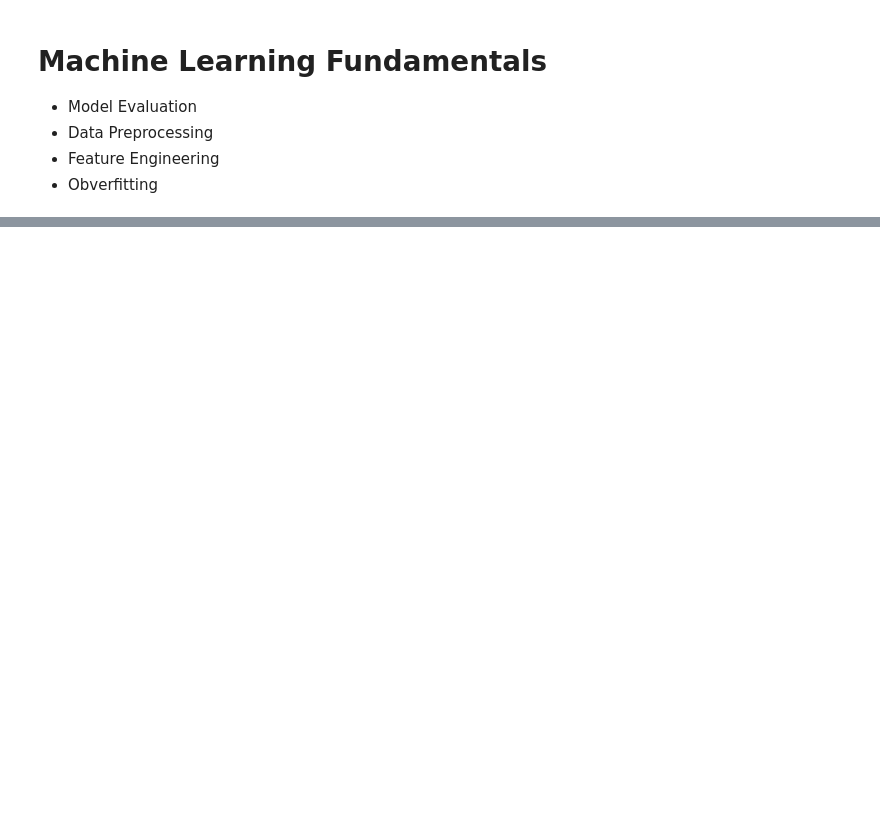
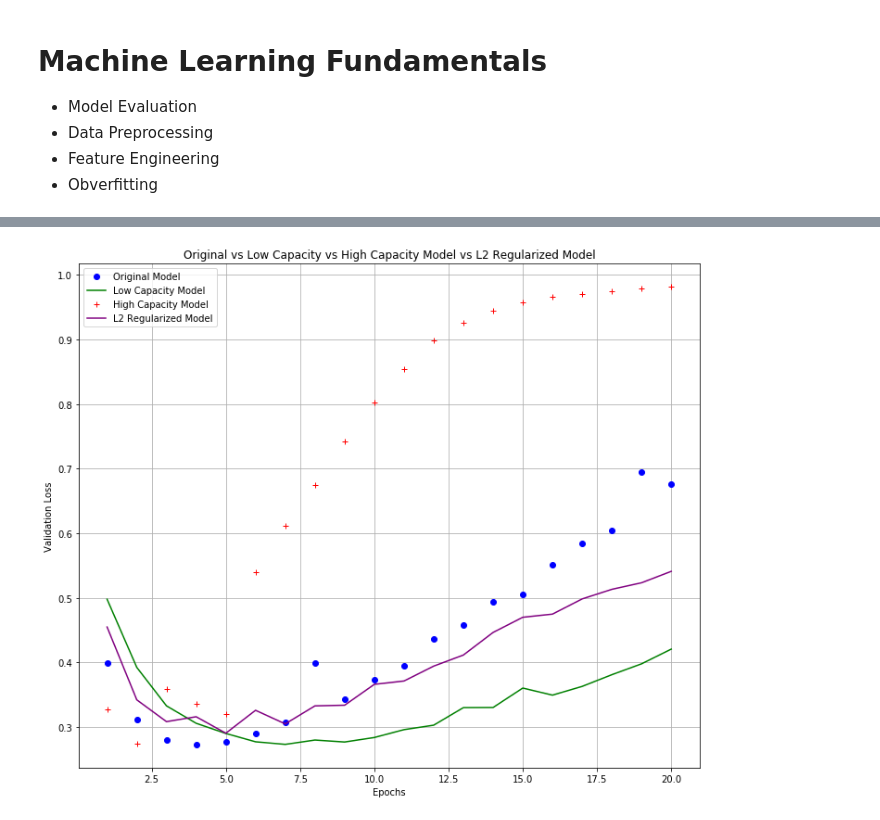
Before and after one commit to CrookedNoob/Keras_Projects, a Jupyter notebook: Machine Learning Fundamentals.ipynb, the cells around one changed output, grey strips where cells are left out. Saved outputs shown, nothing was run; the diff lists cells and outputs as text; code cells hidden in the pictures; blank space fills up the shorter version.

```diff
--- a/Machine Learning Fundamentals.ipynb
+++ b/Machine Learning Fundamentals.ipynb
@@ -48,0 +377,12 @@ In reinforcement learning, an *agent* receives information about its environment
+# %%
+#L2 Regularization
+from keras import regularizers
+
+l2_model= models.Sequential()
+l2_model.add(layers.Dense(16, activation='relu', kernel_regularizer=regularizers.l2(0.0001), input_shape=(10000,)))
+l2_model.add(layers.Dense(16, activation='relu', kernel_regularizer=regularizers.l2(0.0001)))
+l2_model.add(layers.Dense(1, activation='sigmoid'))
+
+l2_model.compile(optimizer='rmsprop', loss='binary_crossentropy', metrics=['acc'])
+
+l2_history=l2_model.fit(partial_x_train, partial_y_train, epochs=20, batch_size=512, validation_data=(x_val, y_val))
@@ -48,0 +407,18 @@ In reinforcement learning, an *agent* receives information about its environment
+# %%
+l2_history_dict= l2_history.history
+l2_loss_values= l2_history_dict['loss']
+l2_val_loss_values= l2_history_dict['val_loss']
+# %%
+plt.figure(figsize=(12,10))
+plt.plot(epochs, original_val_loss_values, 'bo', label='Original Model')
+plt.plot(epochs, low_cap_val_loss_values, 'b', label='Low Capacity Model', color='green')
+plt.plot(epochs, high_cap_val_loss_values, '+', label='High Capacity Model', color='red')
+plt.plot(epochs, l2_val_loss_values, '-', label='L2 Regularized Model', color='purple')
+plt.title('Original vs Low Capacity vs High Capacity Model vs L2 Regularized Model')
+plt.xlabel('Epochs')
+plt.ylabel('Validation Loss')
+plt.legend()
+plt.grid()
+plt.show()
+# %% [output]
+[figure, added]
```
Also changed, not shown: parts of 37 cells of this notebook.
